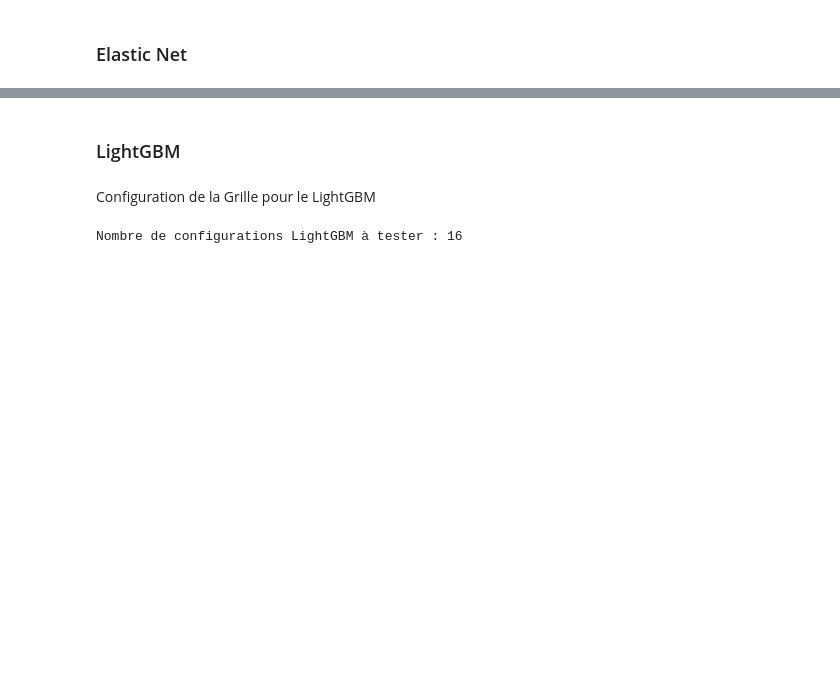
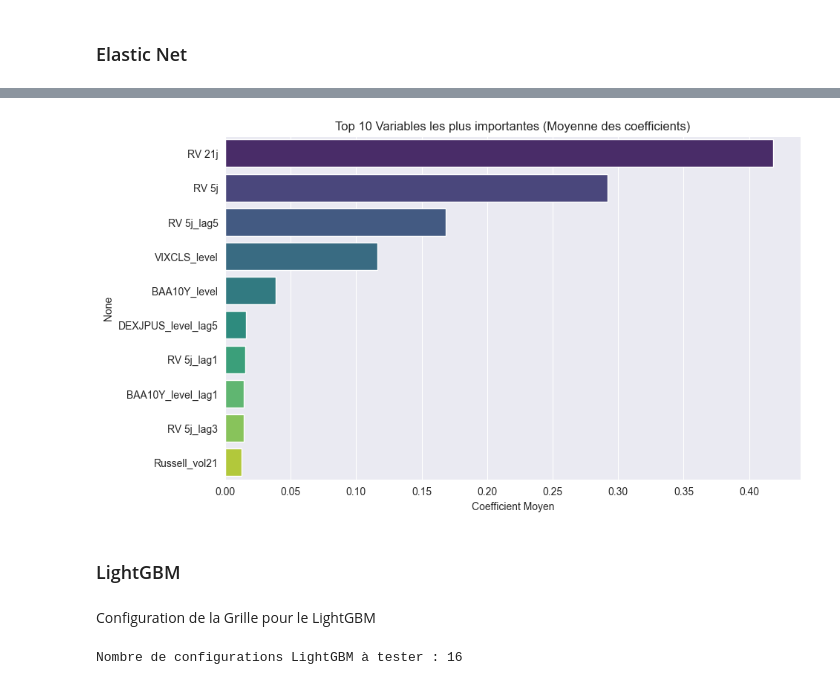
Before and after one commit to AntoninDevalland/Projet_Ml_Momentum, a Jupyter notebook: main_v2.ipynb, the cells around one changed output, grey strips where cells are left out. Drawn from its saved outputs; the diff is of its cells as text; code cells hidden in the pictures; blank space fills up the shorter version.

```diff
--- a/main_v2.ipynb
+++ b/main_v2.ipynb
@@ -1353,3 +1258,11 @@ plt.show()
+# %%
+plt.figure(figsize=(10, 6))
+sns.barplot(x=mean_importances.values, y=mean_importances.index, palette="viridis")
+plt.title("Top 10 Variables les plus importantes (Moyenne des coefficients)")
+plt.xlabel("Coefficient Moyen")
+plt.show()
+# %% [output]
+[figure, added]
 # %% [markdown]
 ### LightGBM
 # %% [markdown]
```
Also changed, not shown: parts of 22 cells of this notebook.
